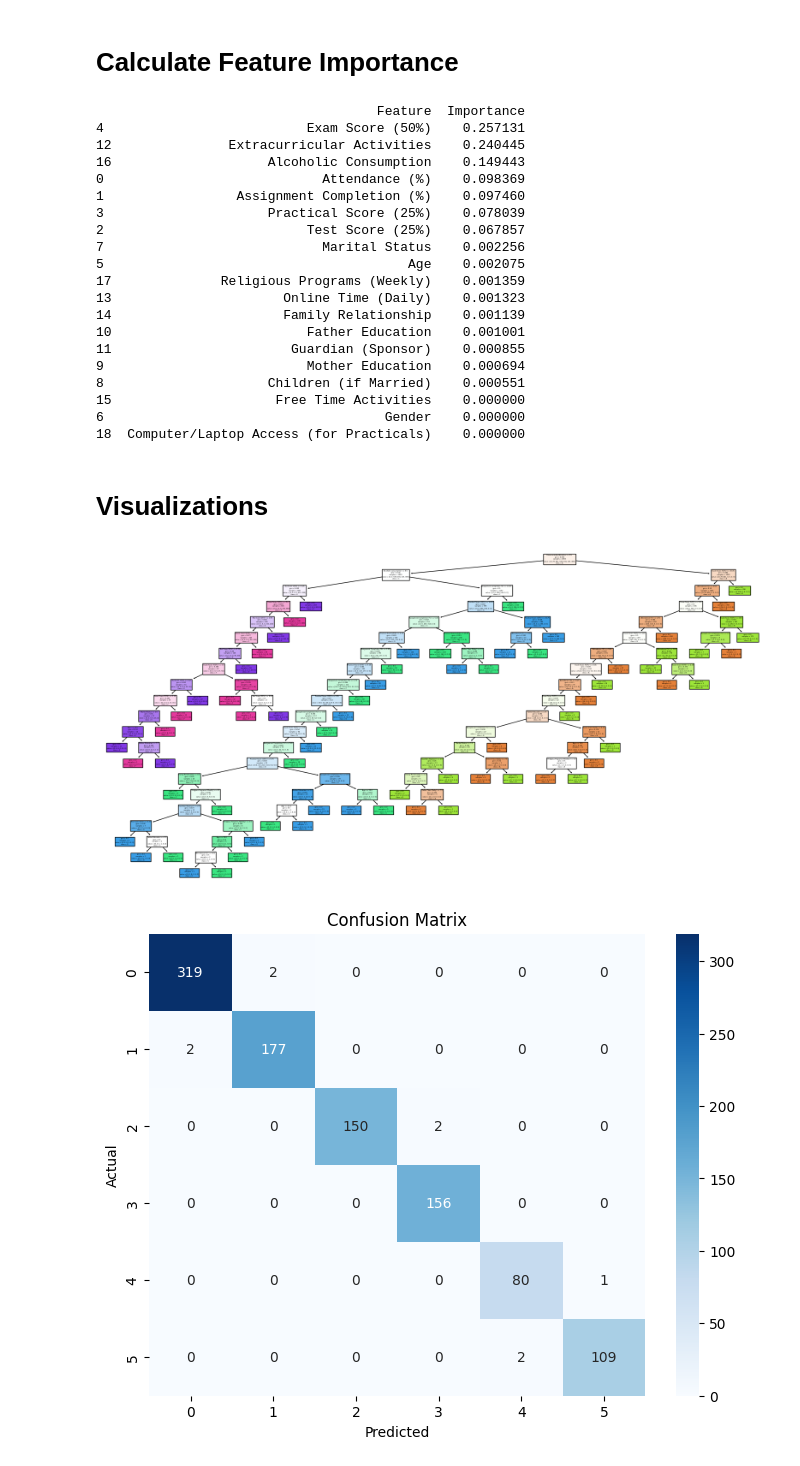
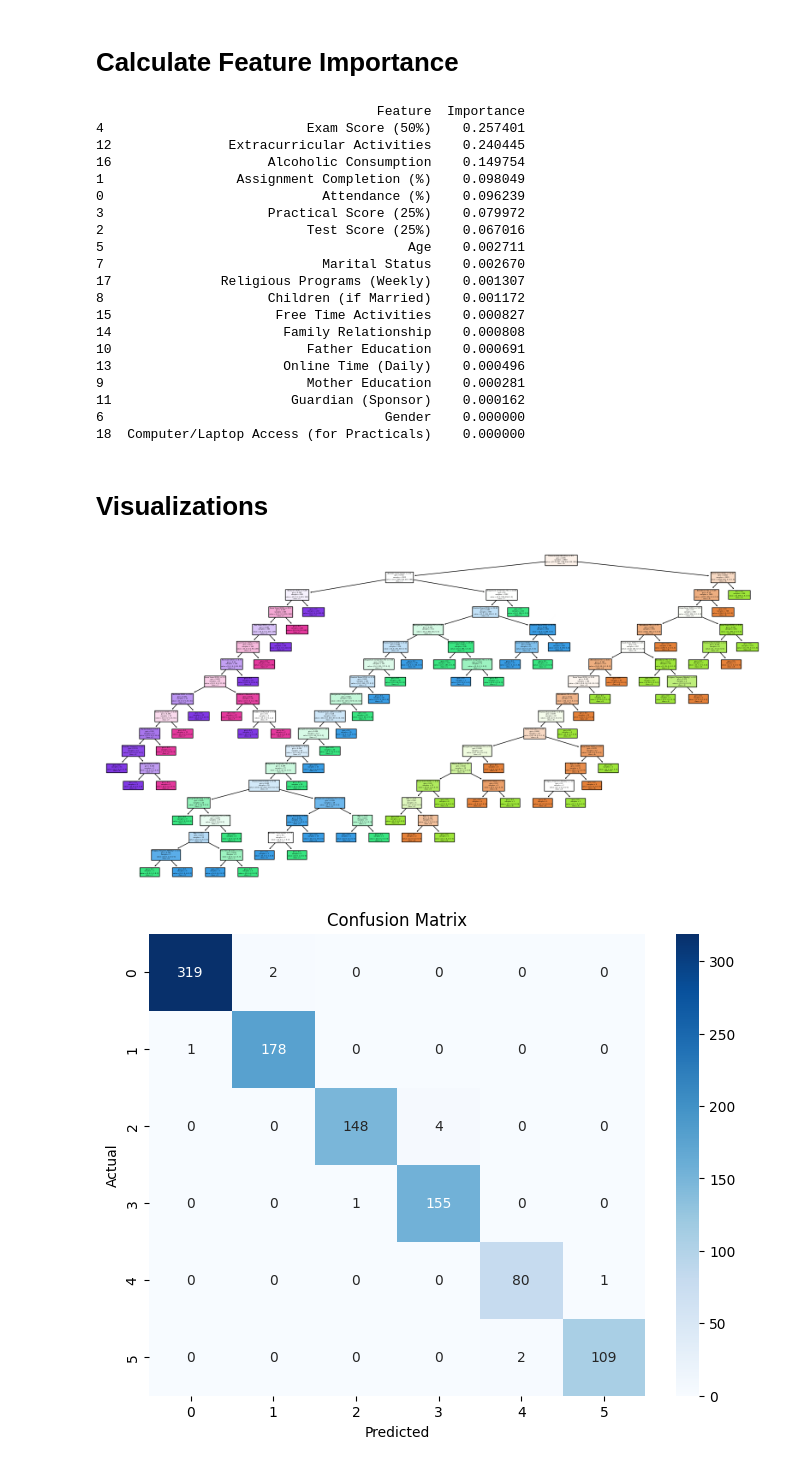
Before and after one commit to Psunday2000/student_performance_model, a Jupyter notebook: student_performance.ipynb, the cells around one changed output. Cells and saved outputs as stored; diff of their text form; code cells hidden in the pictures.

```diff
--- a/student_performance.ipynb
+++ b/student_performance.ipynb
@@ -71,8 +71,8 @@ for column in df.select_dtypes(include=['object']).columns:
     df[column] = label_encoders[column].fit_transform(df[column])
 # %%
 # split the data into features and target variable
-X = df.drop('Total Grade', axis=1)
-y = df['Total Grade']
+X = df.drop('Performance', axis=1)
+y = df['Performance']
 # %%
 # split the data into training and testing sets
 X_train, X_test, y_train, y_test = train_test_split(X, y, test_size=0.2, random_state=42)
@@ -152,23 +152,23 @@ feature_importances = feature_importances.sort_values('Importance', ascending=Fa
 print(feature_importances)
 # %% [output]
                                     Feature  Importance
-4                          Exam Score (50%)    0.257131
+4                          Exam Score (50%)    0.257401
 12               Extracurricular Activities    0.240445
-16                    Alcoholic Consumption    0.149443
-0                            Attendance (%)    0.098369
-1                 Assignment Completion (%)    0.097460
-3                     Practical Score (25%)    0.078039
-2                          Test Score (25%)    0.067857
-7                            Marital Status    0.002256
-5                                       Age    0.002075
-17              Religious Programs (Weekly)    0.001359
-13                      Online Time (Daily)    0.001323
-14                      Family Relationship    0.001139
-10                         Father Education    0.001001
-11                       Guardian (Sponsor)    0.000855
-9                          Mother Education    0.000694
-8                     Children (if Married)    0.000551
-15                     Free Time Activities    0.000000
+16                    Alcoholic Consumption    0.149754
+1                 Assignment Completion (%)    0.098049
+0                            Attendance (%)    0.096239
+3                     Practical Score (25%)    0.079972
+2                          Test Score (25%)    0.067016
+5                                       Age    0.002711
+7                            Marital Status    0.002670
+17              Religious Programs (Weekly)    0.001307
+8                     Children (if Married)    0.001172
+15                     Free Time Activities    0.000827
+14                      Family Relationship    0.000808
+10                         Father Education    0.000691
+13                      Online Time (Daily)    0.000496
+9                          Mother Education    0.000281
+11                       Guardian (Sponsor)    0.000162
 6                                    Gender    0.000000
 18  Computer/Laptop Access (for Practicals)    0.000000
 # %% [markdown]
@@ -176,10 +176,10 @@ print(feature_importances)
 # %%
 # Visualize the Decision Tree
 plt.figure(figsize=(20,10))
-plot_tree(clf, filled=True, feature_names=X.columns, class_names=label_encoders['Total Grade'].classes_)
+plot_tree(clf, filled=True, feature_names=X.columns, class_names=label_encoders['Performance'].classes_)
 plt.show()
 # %% [output]
-[figure, old version]
+[figure, new version]
 # %%
 # Plot confusion matrix
 plt.figure(figsize=(8, 6))
```
Also changed, not shown: parts of 5 cells of this notebook, 3 other files.
